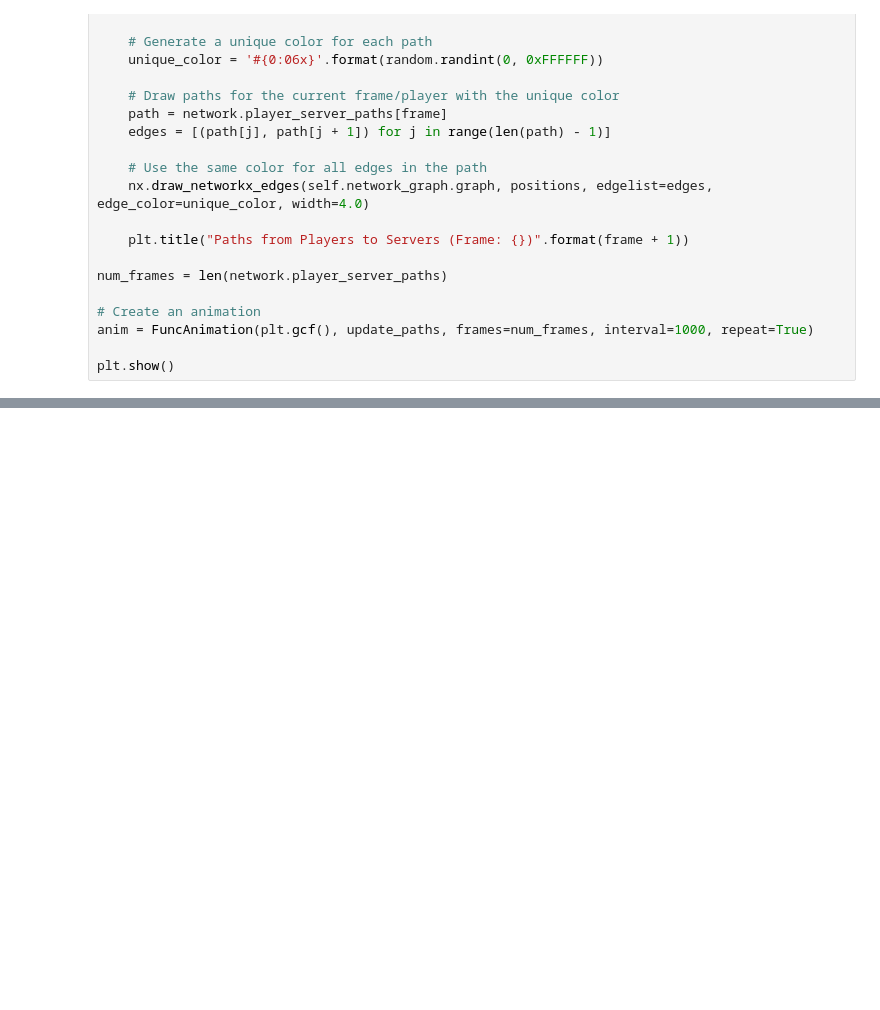
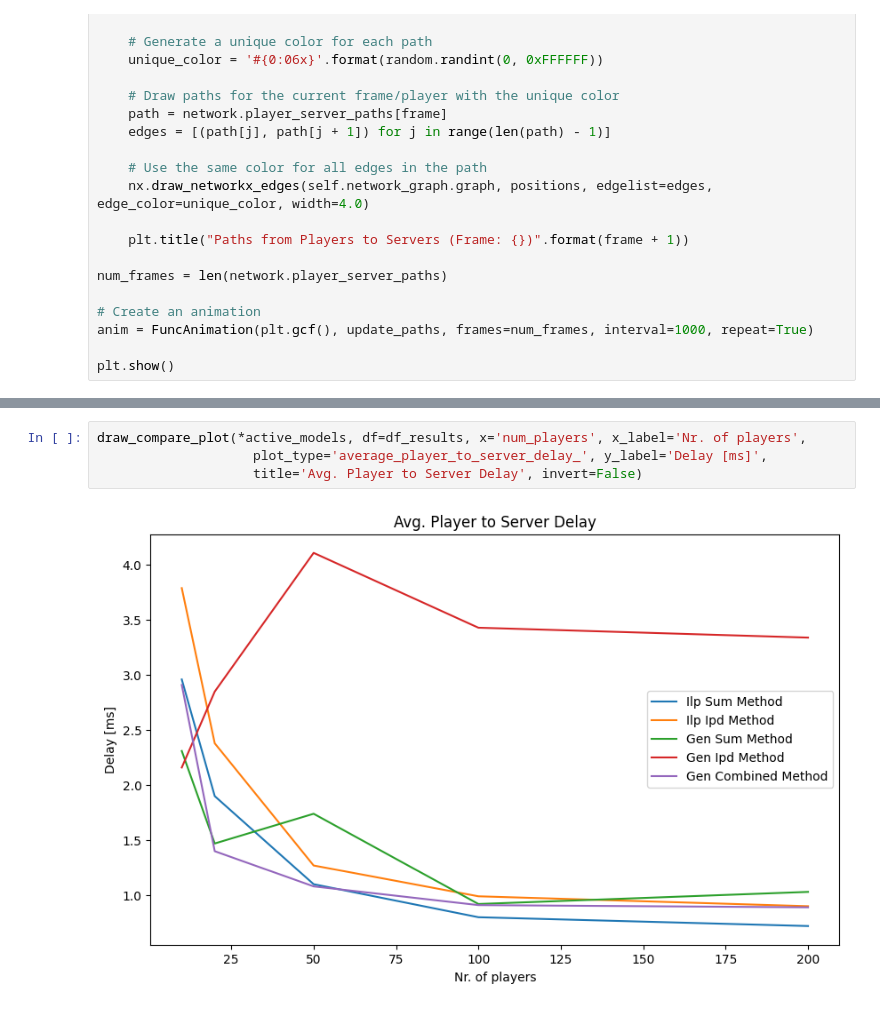
Before and after one commit to savelugi/cloud_work, a Jupyter notebook: testing.ipynb, the cells around one changed output, grey strips where cells are left out. Saved outputs shown, nothing was run; the diff lists cells and outputs as text; blank space fills up the shorter version.

```diff
--- a/testing.ipynb
+++ b/testing.ipynb
@@ -159,0 +164,6 @@ df_results = pd.read_csv(save_dir + csv_file_name, comment='#')
+# %%
+draw_compare_plot(*active_models, df=df_results, x='num_players', x_label='Nr. of players',
+                    plot_type='average_player_to_server_delay_', y_label='Delay [ms]',
+                    title='Avg. Player to Server Delay', invert=False)
+# %% [output]
+[figure, added]
```
Also changed, not shown: parts of 21 cells of this notebook, 12 other files.
